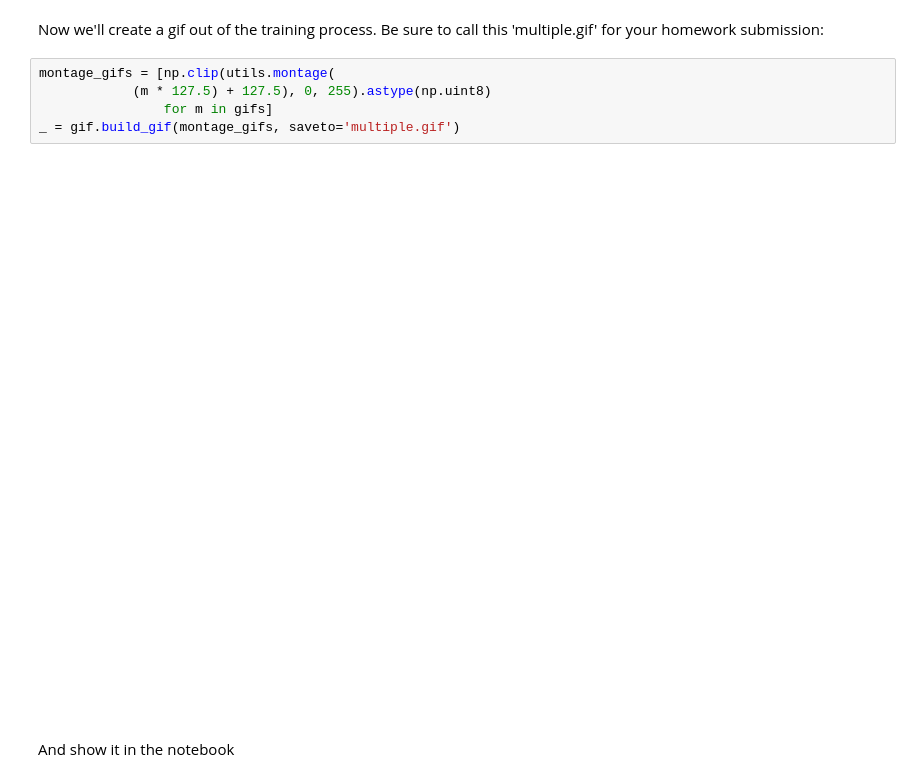
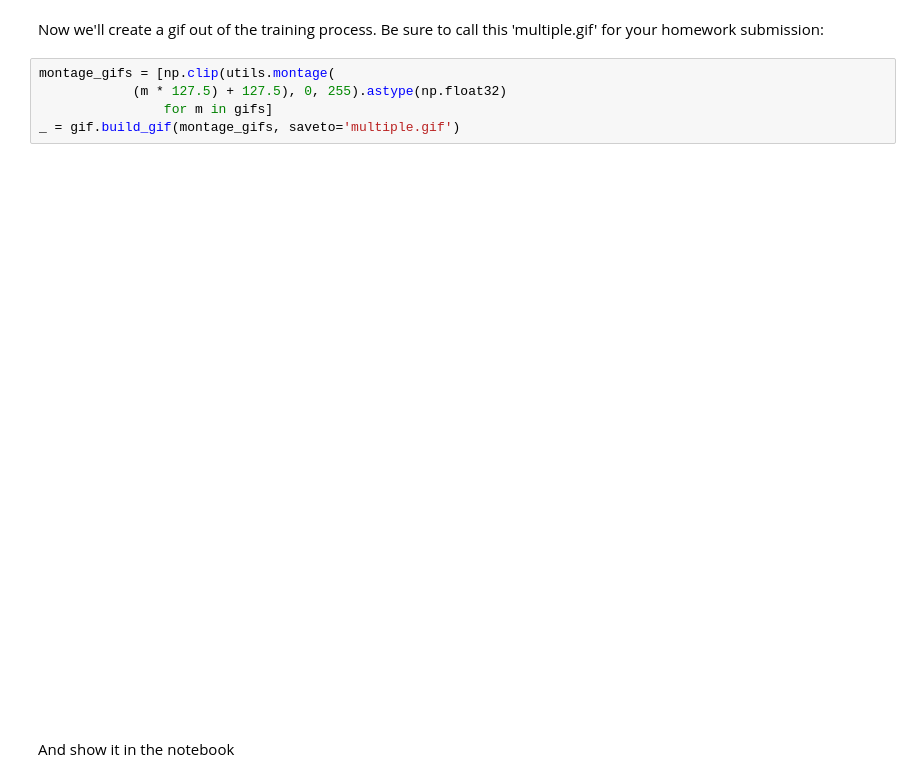
Before and after one commit to koeninger/ten_percent_practice, a Jupyter notebook: mike_hochanadel/CreativeApplicationsOfDeepLearningWithTensorFlow/session-2/session-2.ipynb, the cells around one changed output. Saved outputs shown, nothing was run; the diff lists cells and outputs as text.

Commit message:
CADL worked through training how to paint bonsai tree, had to troubleshoot reading in images that ended up being in a different format float32 vs uint8

```diff
--- a/mike_hochanadel/CreativeApplicationsOfDeepLearningWithTensorFlow/session-2/session-2.ipynb
+++ b/mike_hochanadel/CreativeApplicationsOfDeepLearningWithTensorFlow/session-2/session-2.ipynb
@@ -863,11 +889,11 @@ iteration 10/10: cost 0.7858870958080121
 Now we'll create a gif out of the training process.  Be sure to call this 'multiple.gif' for your homework submission:
 # %%
 montage_gifs = [np.clip(utils.montage(
-            (m * 127.5) + 127.5), 0, 255).astype(np.uint8)
+            (m * 127.5) + 127.5), 0, 255).astype(np.float32)
                 for m in gifs]
 _ = gif.build_gif(montage_gifs, saveto='multiple.gif')
 # %% [output]
-[figure, old version]
+[figure, new version]
 # %% [markdown]
 And show it in the notebook
 # %%
```
Also changed, not shown: parts of 3 cells of this notebook, 4 other files.
